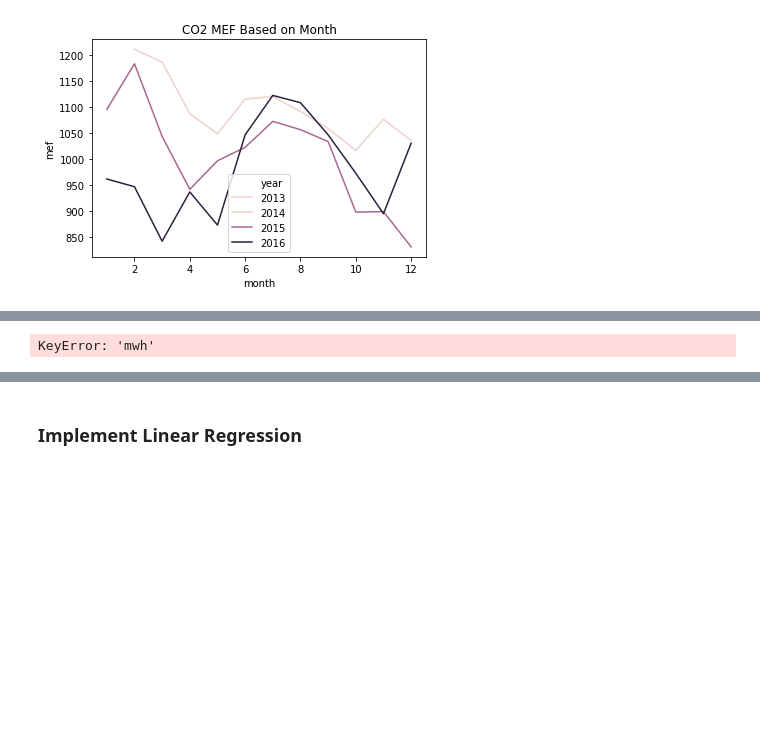
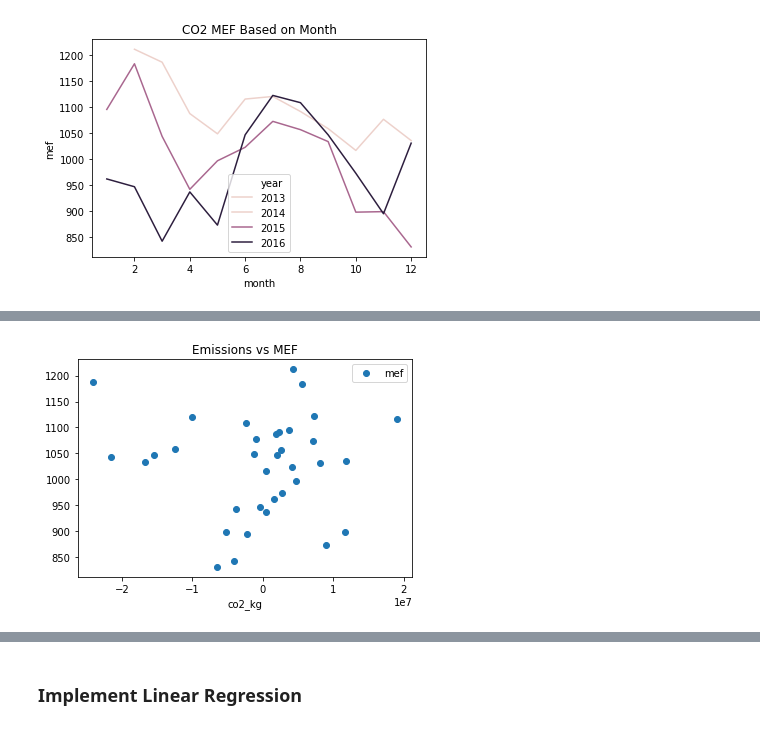
Before and after one commit to amy-wang/thesis2, a Jupyter notebook: reimplement_paper/mefs/uwo-thesis-data1.ipynb, the cells around one changed output, grey strips where cells are left out. Drawn from its saved outputs; the diff is of its cells as text; code cells hidden in the pictures; blank space fills up the shorter version.

```diff
--- a/reimplement_paper/mefs/uwo-thesis-data1.ipynb
+++ b/reimplement_paper/mefs/uwo-thesis-data1.ipynb
@@ -94,7 +101,7 @@ plt.show()
 # %%
-df.plot(x='mwh', y='mef', style='o')
+df.plot(x='co2_kg', y='mef', style='o')
 plt.title('Emissions vs MEF')
 
 plt.show()
 # %% [output]
-KeyError: 'mwh'
+[figure, added]
```
Also changed, not shown: parts of 2 cells of this notebook.
